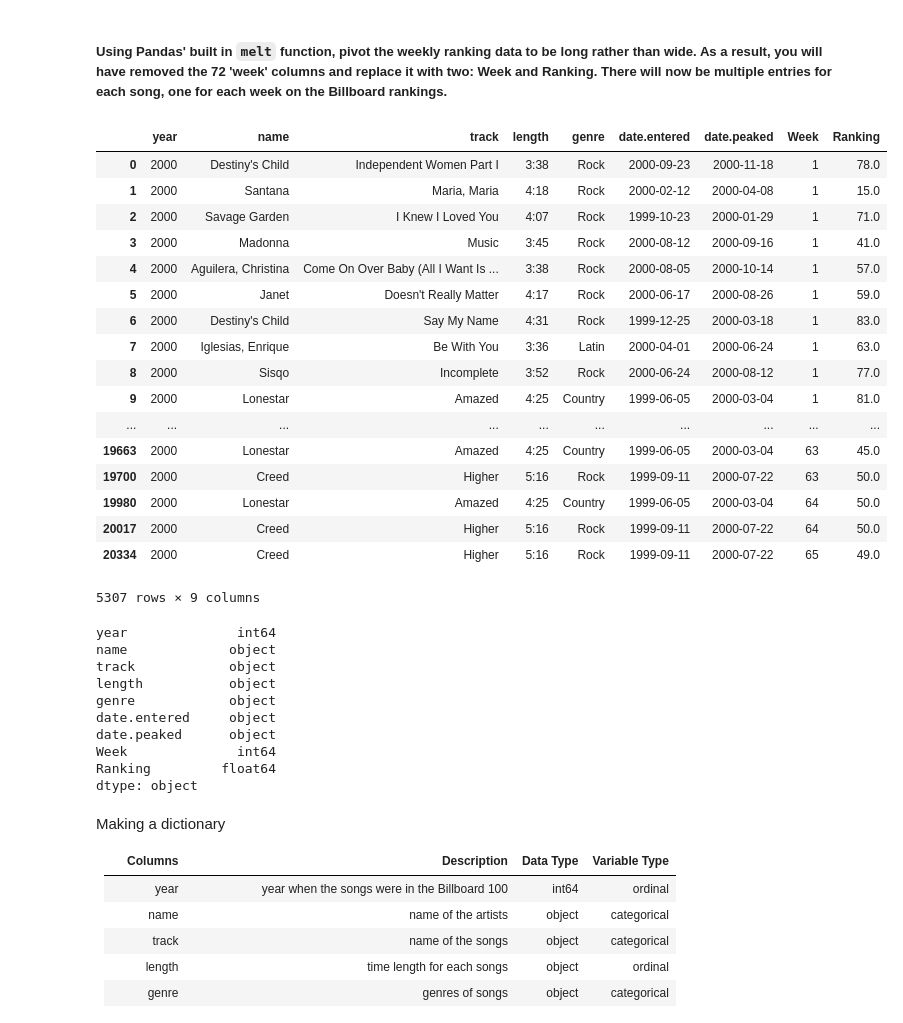
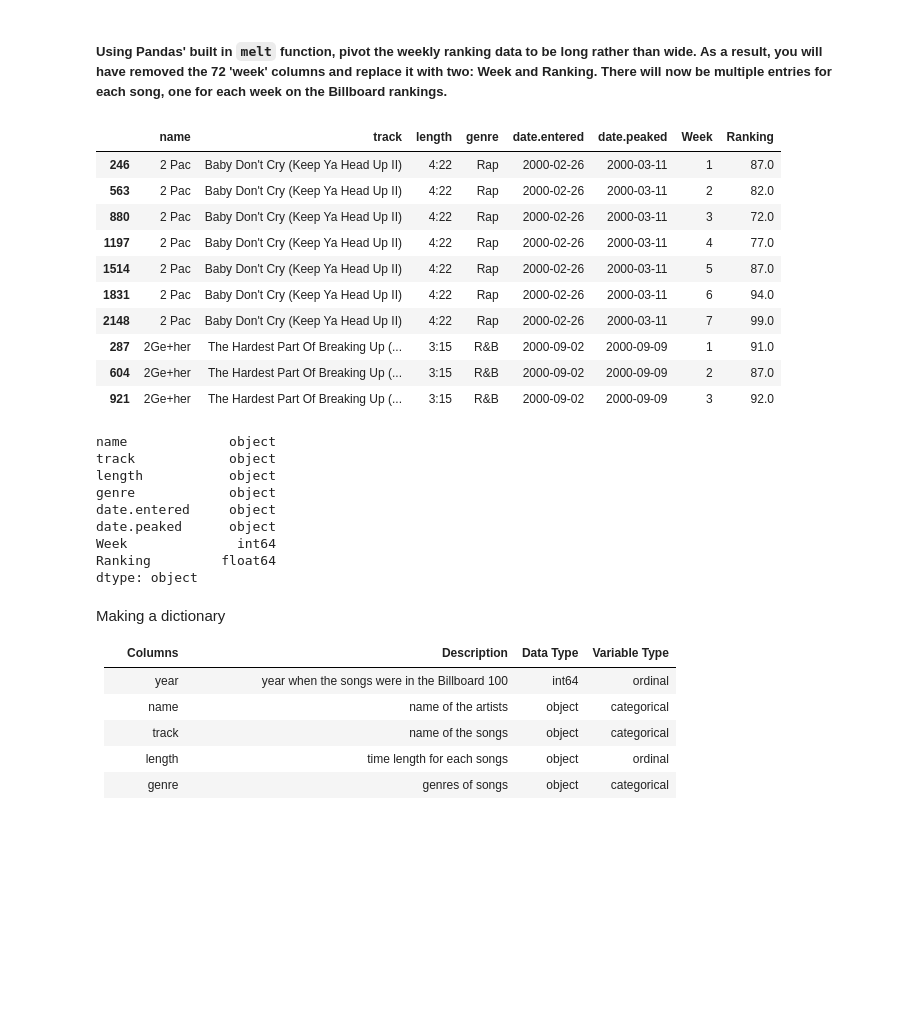
Before and after one commit to sanglee1214/Pandas, a Jupyter notebook: Project/Project 2/Notebooks/project_2.graded.ipynb, the cells around one changed output. Drawn from its saved outputs; the diff is of its cells as text; code cells hidden in the pictures; blank space fills up the shorter version.

```diff
--- a/Project/Project 2/Notebooks/project_2.graded.ipynb
+++ b/Project/Project 2/Notebooks/project_2.graded.ipynb
@@ -99,47 +99,44 @@ df
 ##### Using Pandas' built in `melt` function, pivot the weekly ranking data to be long rather than wide. As a result, you will have removed the 72 'week' columns and replace it with two: Week and Ranking. There will now be multiple entries for each song, one for each week on the Billboard rankings.
 # %%
 def deleteWeek(val):
-    if 'week' in x.lower():
+    if 'week' in x.lower() :
         strSplit = val.split(" ")
         weekIndex = int(strSplit[1])
         return weekIndex
     return val
 
 weekStuff = [deleteWeek(x) for x in df.columns.tolist()]
 df.columns = weekStuff
 
-keepColumn = df.columns[:7].tolist()
+keepColumn = df.columns[1:7].tolist()
 weekColumn = df.columns[7:].tolist()
 
 newDF = pd.melt(df, id_vars=keepColumn ,value_vars=weekColumn, var_name='Week', value_name = 'Ranking')
 newDF = newDF.dropna()
 newDF.dtypes
 newDF['Week'] = newDF['Week'].astype(int)
-newDF
+newDF.sort_values('name')
 #newDF.to_csv("../assets/billboardClean.csv")
+newDF.head(10)
+
+newDFSorted = newDF.sort_values(['name', 'Week'], ascending = True)
+newDFSorted.groupby(["name", "track"], as_index=True)
+newDFSorted.head(10)
 # %% [output]
-|  | year | name | track | length | genre | date.entered | date.peaked | Week | Ranking |
-| 0 | 2000 | Destiny's Child | Independent Women Part I | 3:38 | Rock | 2000-09-23 | 2000-11-18 | 1 | 78.0 |
-| 1 | 2000 | Santana | Maria, Maria | 4:18 | Rock | 2000-02-12 | 2000-04-08 | 1 | 15.0 |
-| 2 | 2000 | Savage Garden | I Knew I Loved You | 4:07 | Rock | 1999-10-23 | 2000-01-29 | 1 | 71.0 |
-| 3 | 2000 | Madonna | Music | 3:45 | Rock | 2000-08-12 | 2000-09-16 | 1 | 41.0 |
-| 4 | 2000 | Aguilera, Christina | Come On Over Baby (All I Want Is ... | 3:38 | Rock | 2000-08-05 | 2000-10-14 | 1 | 57.0 |
-| 5 | 2000 | Janet | Doesn't Really Matter | 4:17 | Rock | 2000-06-17 | 2000-08-26 | 1 | 59.0 |
-| 6 | 2000 | Destiny's Child | Say My Name | 4:31 | Rock | 1999-12-25 | 2000-03-18 | 1 | 83.0 |
-| 7 | 2000 | Iglesias, Enrique | Be With You | 3:36 | Latin | 2000-04-01 | 2000-06-24 | 1 | 63.0 |
-| 8 | 2000 | Sisqo | Incomplete | 3:52 | Rock | 2000-06-24 | 2000-08-12 | 1 | 77.0 |
-| 9 | 2000 | Lonestar | Amazed | 4:25 | Country | 1999-06-05 | 2000-03-04 | 1 | 81.0 |
-| ... | ... | ... | ... | ... | ... | ... | ... | ... | ... |
-| 19663 | 2000 | Lonestar | Amazed | 4:25 | Country | 1999-06-05 | 2000-03-04 | 63 | 45.0 |
-| 19700 | 2000 | Creed | Higher | 5:16 | Rock | 1999-09-11 | 2000-07-22 | 63 | 50.0 |
-| 19980 | 2000 | Lonestar | Amazed | 4:25 | Country | 1999-06-05 | 2000-03-04 | 64 | 50.0 |
-| 20017 | 2000 | Creed | Higher | 5:16 | Rock | 1999-09-11 | 2000-07-22 | 64 | 50.0 |
-| 20334 | 2000 | Creed | Higher | 5:16 | Rock | 1999-09-11 | 2000-07-22 | 65 | 49.0 |
+|  | name | track | length | genre | date.entered | date.peaked | Week | Ranking |
+| 246 | 2 Pac | Baby Don't Cry (Keep Ya Head Up II) | 4:22 | Rap | 2000-02-26 | 2000-03-11 | 1 | 87.0 |
+| 563 | 2 Pac | Baby Don't Cry (Keep Ya Head Up II) | 4:22 | Rap | 2000-02-26 | 2000-03-11 | 2 | 82.0 |
+| 880 | 2 Pac | Baby Don't Cry (Keep Ya Head Up II) | 4:22 | Rap | 2000-02-26 | 2000-03-11 | 3 | 72.0 |
+| 1197 | 2 Pac | Baby Don't Cry (Keep Ya Head Up II) | 4:22 | Rap | 2000-02-26 | 2000-03-11 | 4 | 77.0 |
+| 1514 | 2 Pac | Baby Don't Cry (Keep Ya Head Up II) | 4:22 | Rap | 2000-02-26 | 2000-03-11 | 5 | 87.0 |
+| 1831 | 2 Pac | Baby Don't Cry (Keep Ya Head Up II) | 4:22 | Rap | 2000-02-26 | 2000-03-11 | 6 | 94.0 |
+| 2148 | 2 Pac | Baby Don't Cry (Keep Ya Head Up II) | 4:22 | Rap | 2000-02-26 | 2000-03-11 | 7 | 99.0 |
+| 287 | 2Ge+her | The Hardest Part Of Breaking Up (... | 3:15 | R&B | 2000-09-02 | 2000-09-09 | 1 | 91.0 |
+| 604 | 2Ge+her | The Hardest Part Of Breaking Up (... | 3:15 | R&B | 2000-09-02 | 2000-09-09 | 2 | 87.0 |
+| 921 | 2Ge+her | The Hardest Part Of Breaking Up (... | 3:15 | R&B | 2000-09-02 | 2000-09-09 | 3 | 92.0 |
-5307 rows × 9 columns
 # %%
 newDF.dtypes
 # %% [output]
-year              int64
 name             object
 track            object
 length           object
```
Also changed, not shown: parts of 3 cells of this notebook, 15 other files.
